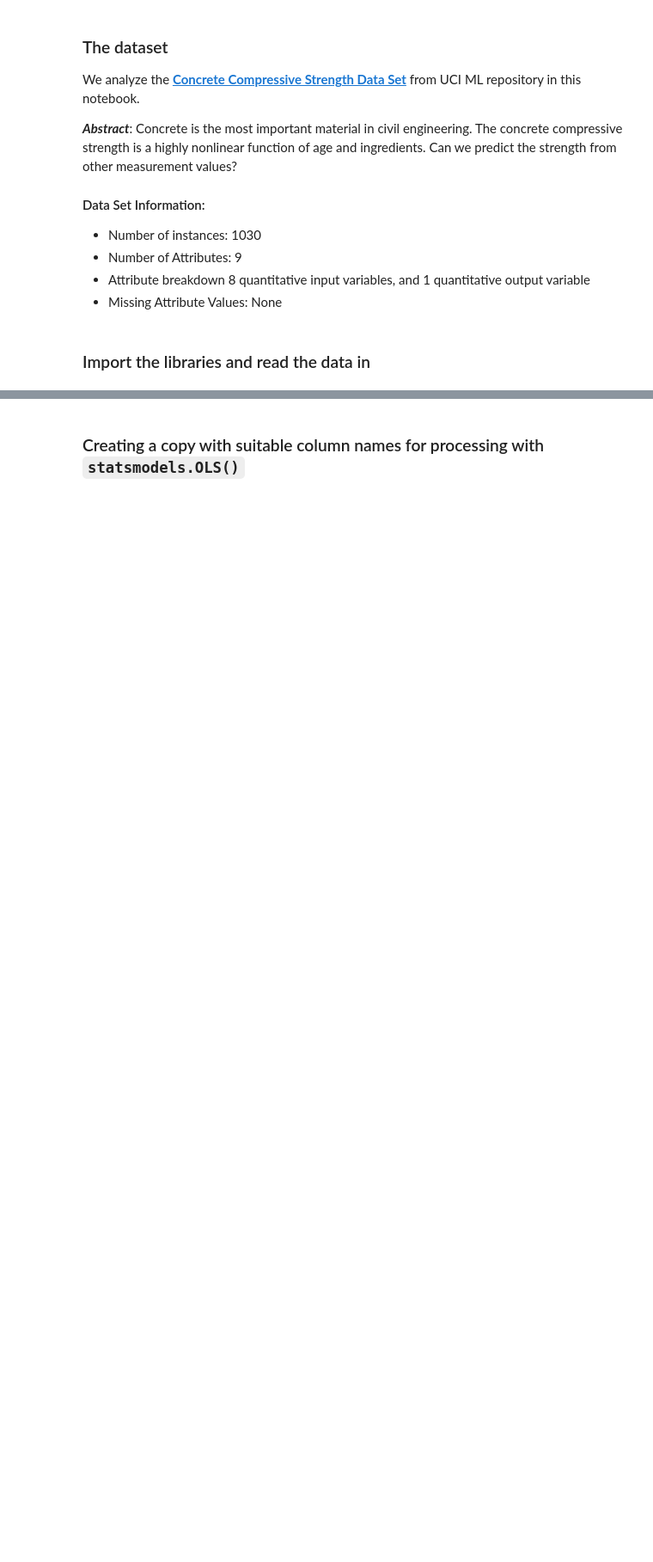
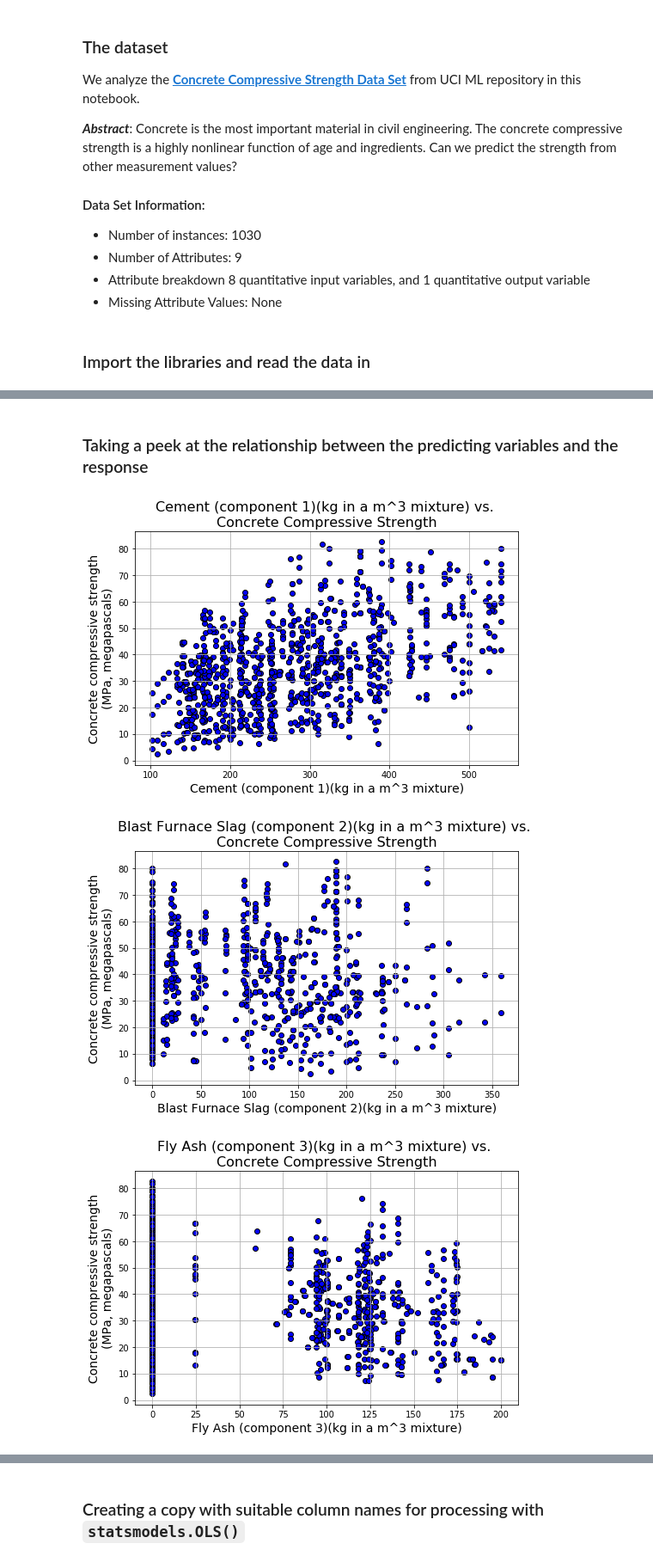
Before and after one commit to naturalspirit-dev/Machine-Learning-Jupyter, a Jupyter notebook: Regression/Regression_Diagnostics.ipynb, the cells around one changed output, grey strips where cells are left out. Shown at 86% size. Cells and saved outputs as stored; diff of their text form; code cells hidden in the pictures; blank space fills up the shorter version.

Commit message:
Added scatterplots (individual predicting variable vs. response)

```diff
--- a/Regression/Regression_Diagnostics.ipynb
+++ b/Regression/Regression_Diagnostics.ipynb
@@ -75,3 +75,18 @@ df.describe().T
 | Fine Aggregate (component 7)(kg i... | 1030.0 | 773.578883 | 80.175427 | 594.000000 | 730.950000 | 779.510000 | 824.000000 | 992.600000 |
 | Age (day) | 1030.0 | 45.662136 | 63.169912 | 1.000000 | 7.000000 | 28.000000 | 56.000000 | 365.000000 |
 | Concrete compressive strength(MPa... | 1030.0 | 35.817836 | 16.705679 | 2.331808 | 23.707115 | 34.442774 | 46.136287 | 82.599225 |
+# %% [markdown]
+### Taking a peek at the relationship between the predicting variables and the response
+# %%
+for c in df.columns[:-1]:
+    plt.figure(figsize=(8,5))
+    plt.title("{} vs. \nConcrete Compressive Strength".format(c),fontsize=16)
+    plt.scatter(x=df[c],y=df['Concrete compressive strength(MPa, megapascals) '],color='blue',edgecolor='k')
+    plt.grid(True)
+    plt.xlabel(c,fontsize=14)
+    plt.ylabel('Concrete compressive strength\n(MPa, megapascals)',fontsize=14)
+    plt.show()
+# %% [output]
+[figure, added]
+[figure, added]
+[figure, added]
```
Also changed, not shown: parts of 1 cell of this notebook.
